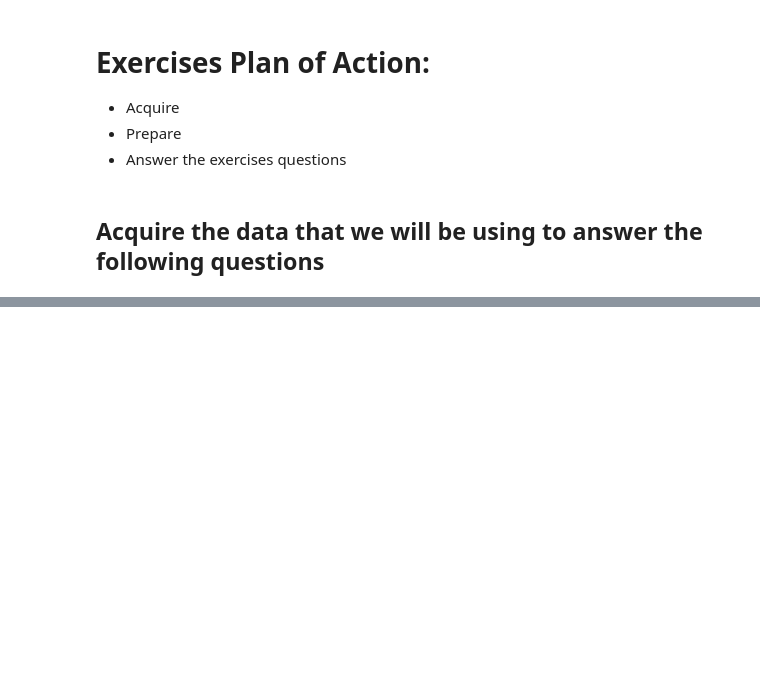
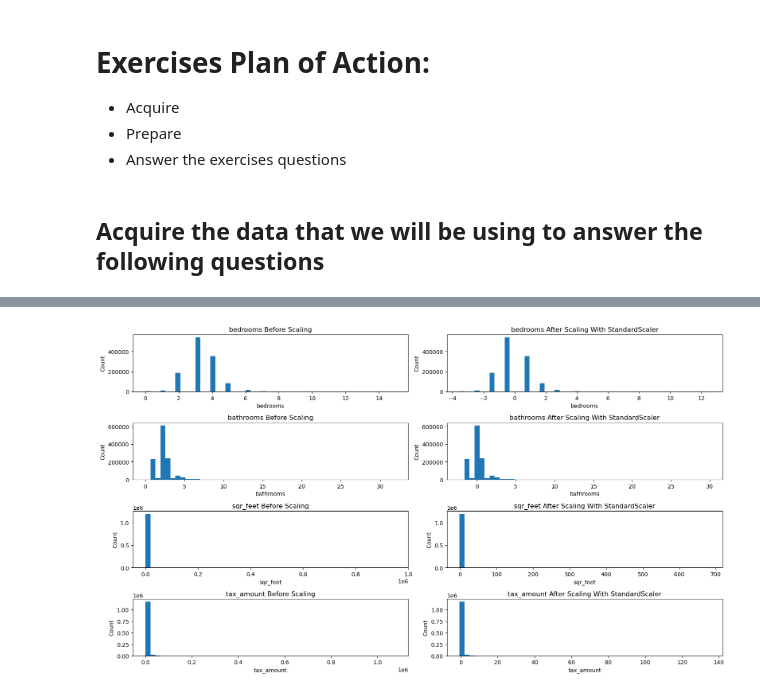
Before and after one commit to EstebanHernandez0/regression, a Jupyter notebook: scaling.ipynb, the cells around one changed output, grey strips where cells are left out. Saved outputs shown, nothing was run; the diff lists cells and outputs as text; code cells hidden in the pictures; blank space fills up the shorter version.

```diff
--- a/scaling.ipynb
+++ b/scaling.ipynb
@@ -41,0 +87,5 @@ test.drop(columns= ['Unnamed: 0'], inplace= True)
+# %%
+
+visualize_scaler(scaler= StandardScaler(), df= train, cols_to_scale= columns_to_scale, bins=50)
+# %% [output]
+[figure, added]
```
Also changed, not shown: parts of 24 cells of this notebook.
